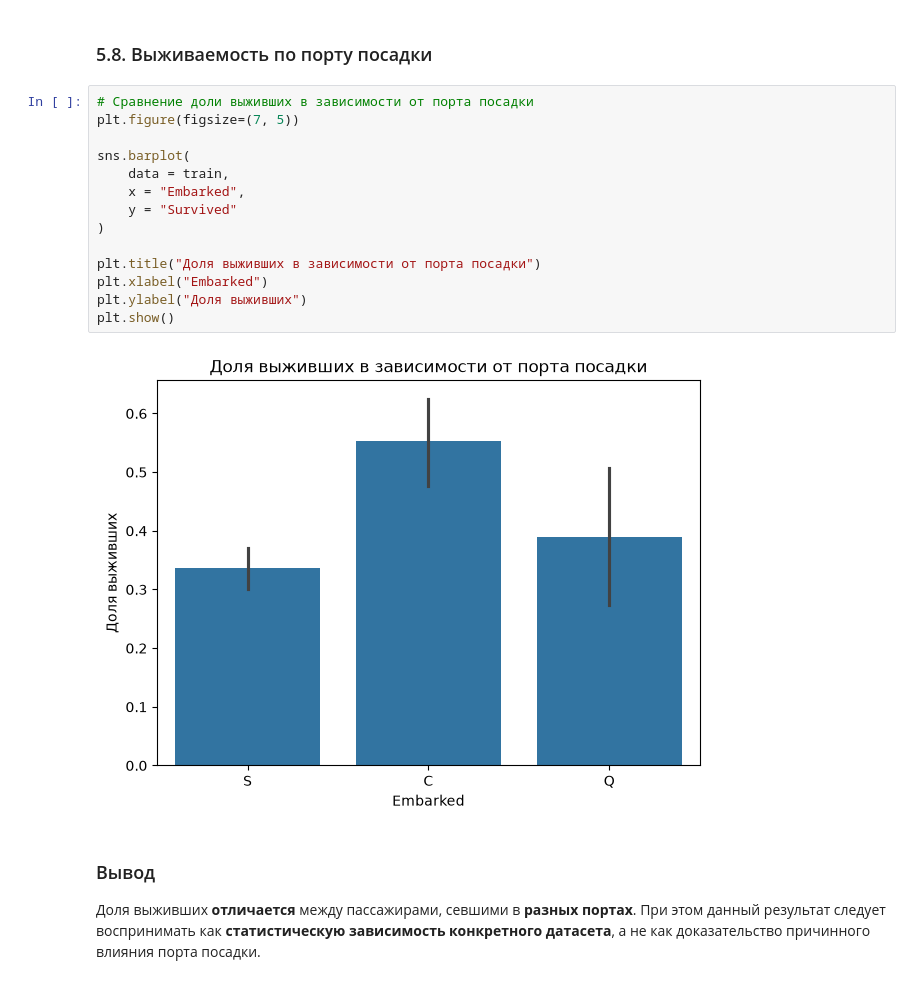
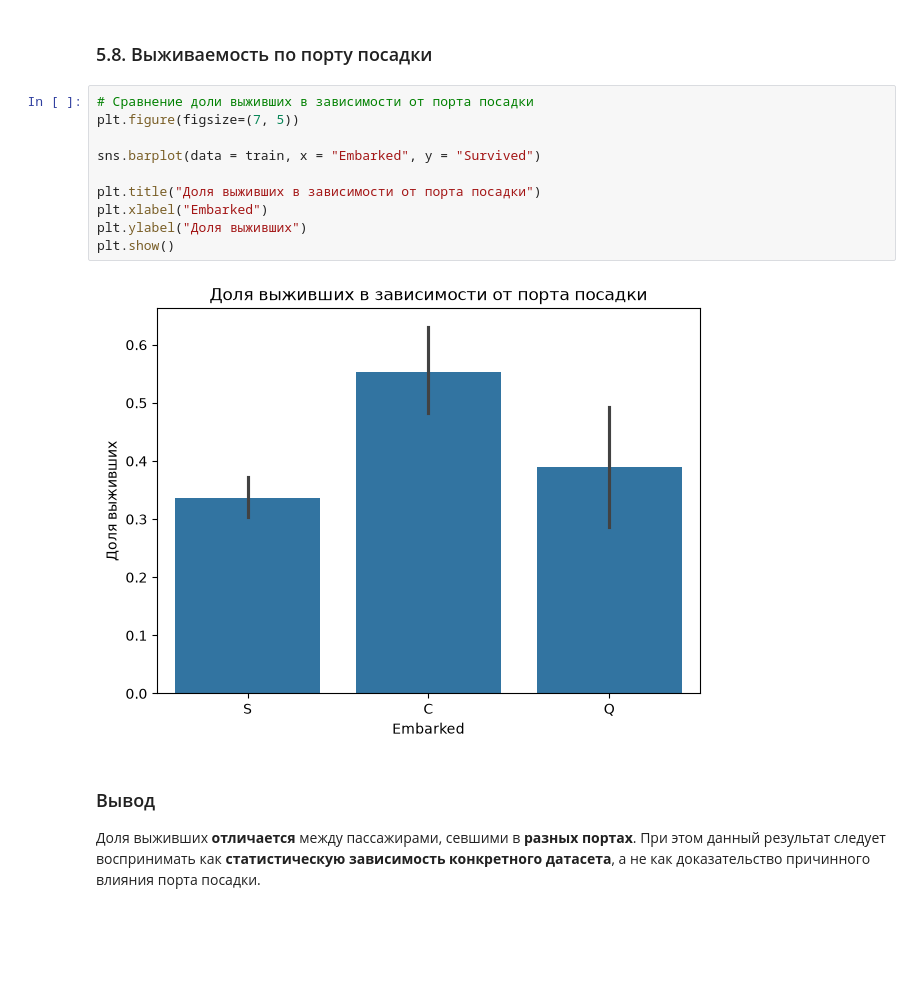
Before and after one commit to ZhdanovaAnna/ml-course-zhdanova, a Jupyter notebook: module-1-titanic/notebook.ipynb, the cells around one changed output. Saved outputs shown, nothing was run; the diff lists cells and outputs as text; blank space fills up the shorter version.

```diff
--- a/module-1-titanic/notebook.ipynb
+++ b/module-1-titanic/notebook.ipynb
@@ -501,19 +477,15 @@ plt.show()
 # %%
 # Сравнение доли выживших в зависимости от порта посадки
 plt.figure(figsize=(7, 5))
 
-sns.barplot(
-    data = train,
-    x = "Embarked",
-    y = "Survived"
-)
+sns.barplot(data = train, x = "Embarked", y = "Survived")
 
 plt.title("Доля выживших в зависимости от порта посадки")
 plt.xlabel("Embarked")
 plt.ylabel("Доля выживших")
 plt.show()
 # %% [output]
-[figure, old version]
+[figure, new version]
 # %% [markdown]
 ### Вывод
 
```
Also changed, not shown: parts of 22 cells of this notebook.
